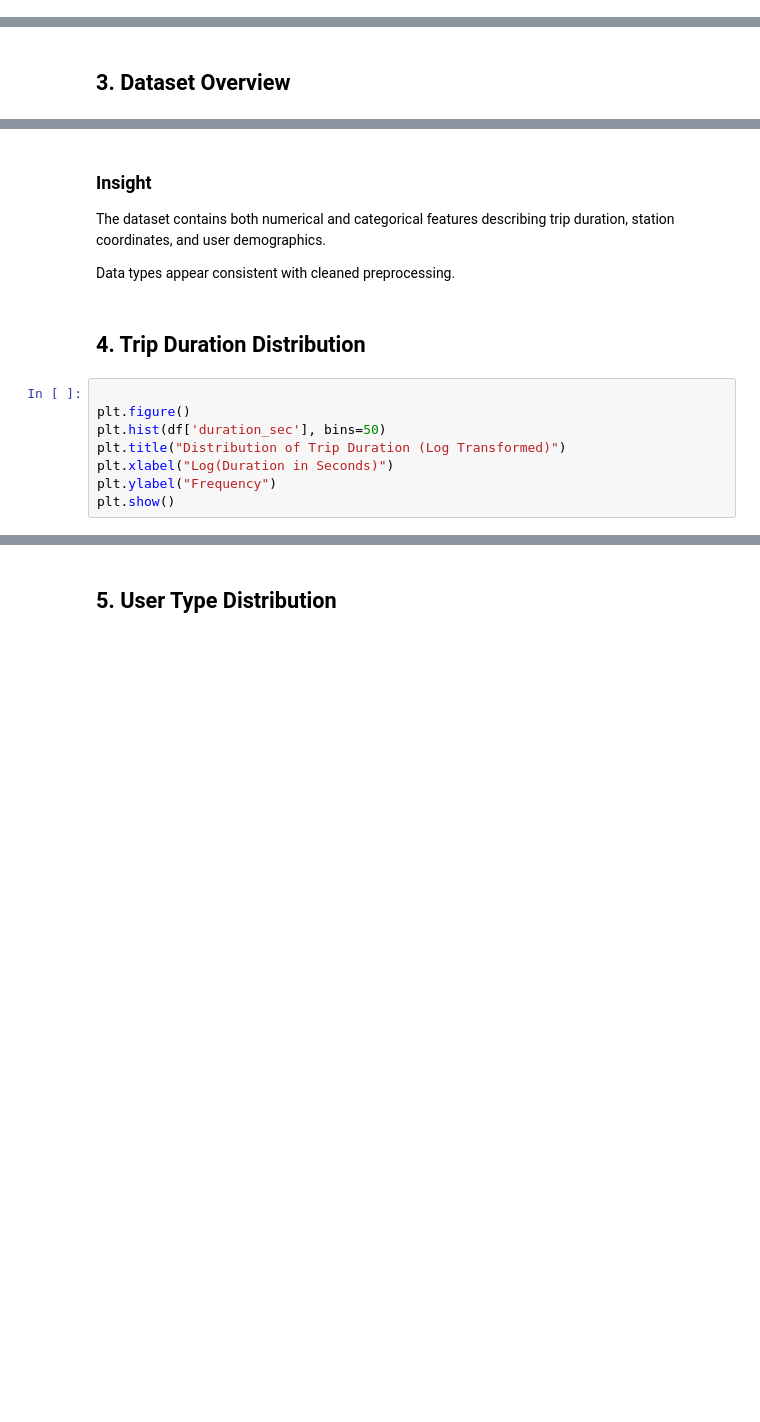
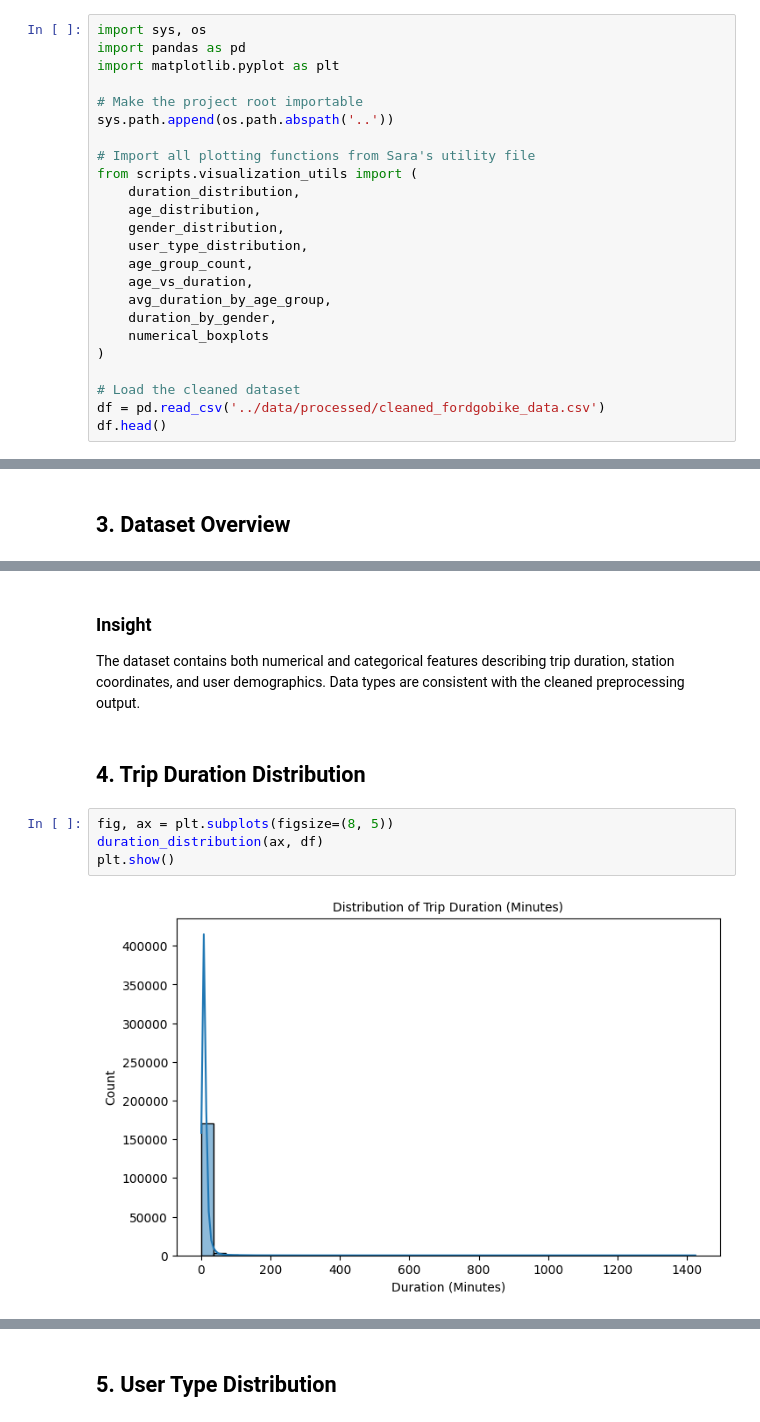
Before and after one commit to Ziad-Tarek-Elatawy/Interactive-Dashboard, a Jupyter notebook: notebooks/Ford_GoBike_EDA.ipynb, the cells around one changed output, grey strips where cells are left out. Cells and saved outputs as stored; diff of their text form; blank space fills up the shorter version.

Commit message:
some edits for data visualisation

```diff
--- a/notebooks/Ford_GoBike_EDA.ipynb
+++ b/notebooks/Ford_GoBike_EDA.ipynb
@@ -24,0 +16,24 @@ df.head()
+# %%
+import sys, os
+import pandas as pd
+import matplotlib.pyplot as plt
+
+# Make the project root importable
+sys.path.append(os.path.abspath('..'))
+
+# Import all plotting functions from Sara's utility file
+from scripts.visualization_utils import (
+    duration_distribution,
+    age_distribution,
+    gender_distribution,
+    user_type_distribution,
+    age_group_count,
+    age_vs_duration,
+    avg_duration_by_age_group,
+    duration_by_gender,
+    numerical_boxplots
+)
+
+# Load the cleaned dataset
+df = pd.read_csv('../data/processed/cleaned_fordgobike_data.csv')
+df.head()
@@ -31,19 +87,13 @@ df.describe().T
 # %% [markdown]
-
 ### Insight
 
-The dataset contains both numerical and categorical features describing trip duration,
-station coordinates, and user demographics.
-
-Data types appear consistent with cleaned preprocessing.
+The dataset contains both numerical and categorical features describing trip duration, station coordinates, and user demographics. Data types are consistent with the cleaned preprocessing output.
 # %% [markdown]
 ## 4. Trip Duration Distribution
-# %%
-
-plt.figure()
-plt.hist(df['duration_sec'], bins=50)
-plt.title("Distribution of Trip Duration (Log Transformed)")
-plt.xlabel("Log(Duration in Seconds)")
-plt.ylabel("Frequency")
-plt.show()
+# %%
+fig, ax = plt.subplots(figsize=(8, 5))
+duration_distribution(ax, df)
+plt.show()
+# %% [output]
+[figure, added]
 # %% [markdown]
```
Also changed, not shown: parts of 30 cells of this notebook, 4 other files.
